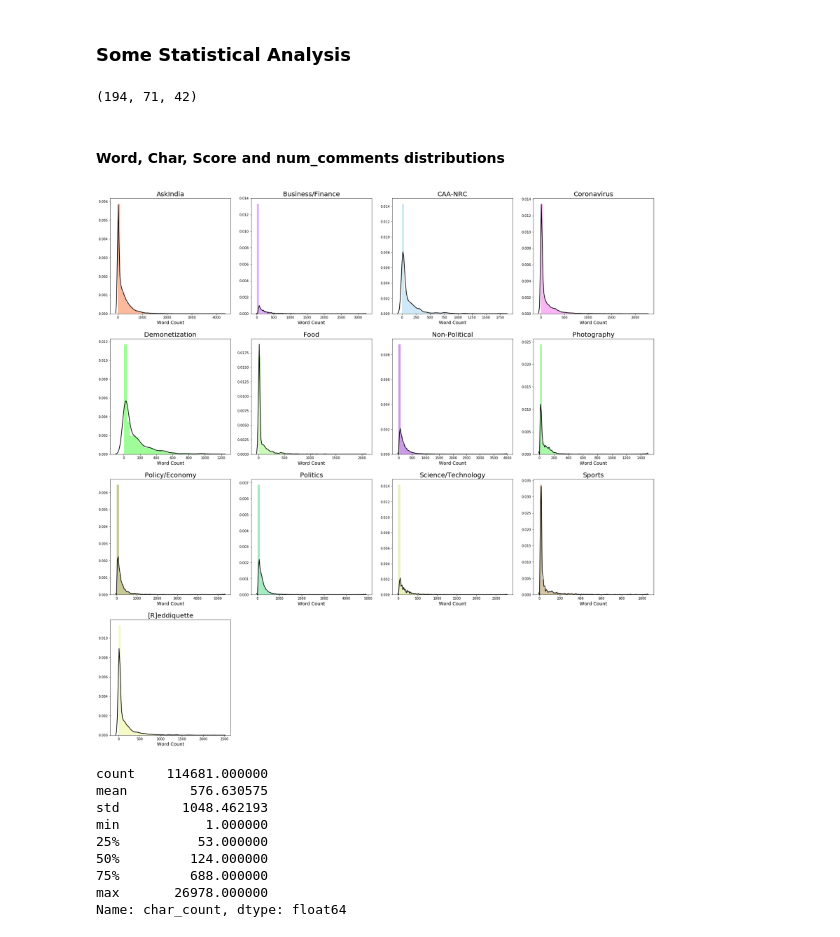
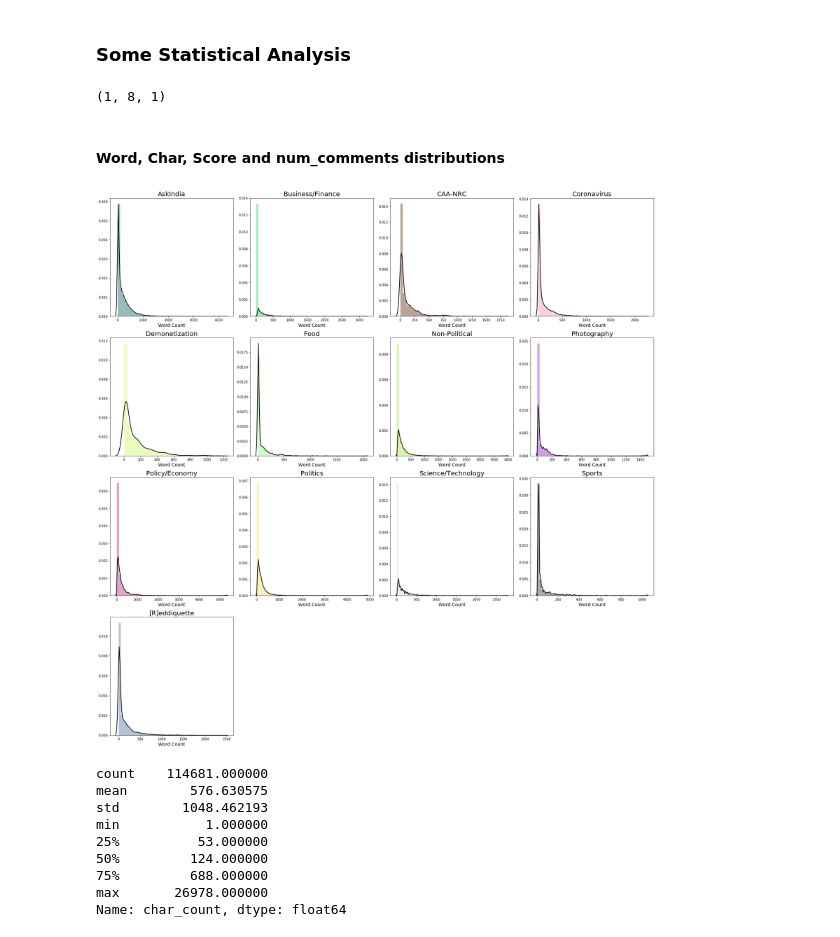
Before and after one commit to macabdul9/reddit-flait-detector, a Jupyter notebook: notebooks/reddit_flair_data_acquisation_June_2019.ipynb, the cells around one changed output. Saved outputs shown, nothing was run; the diff lists cells and outputs as text; code cells hidden in the pictures.

```diff
--- a/notebooks/reddit_flair_data_acquisation_June_2019.ipynb
+++ b/notebooks/reddit_flair_data_acquisation_June_2019.ipynb
@@ -530,11 +536,12 @@ columns = 4
 rows = 4
 for i, pds in zip(range(1, columns*rows +1), flairs_series):
     text = pds.values
-    wordcloud = WordCloud(width = 800, height = 800, background_color = 'black', stopwords = STOPWORDS).generate(str(text))
+    mask = np.array(Image.open("mask.jpg"))
+    wordcloud = WordCloud(width = 800, height = 800, background_color = 'white', mask=mask, stopwords = STOPWORDS).generate(str(text))
     fig.add_subplot(rows, columns, i)
     plt.imshow(wordcloud, interpolation = 'bilinear')
     plt.title(list(flairs)[i-1], fontdict ={'fontsize':20})
-    plt.tight_layout(pad=1)
+    plt.tight_layout(pad=0)
     plt.axis('off')
 # # Save the img
 # plt.savefig("worldcloud.png")
@@ -551,17 +556,21 @@ from random_color import random_color
 # %%
 import random
 # %%
-# Function to generate rangom rgb values
 def get_random_color():
-    r = random.randint(0, 50) + random.randint(50, 100)
-    g = random.randint(0, 50) + random.randint(50, 100)
-    b = random.randint(0, 50) + random.randint(50, 100)
+    """
+        Function to generate rangom rgb values
+        two random values increase the etropy
+        returns: rgb values tuple
+    """
+    r = random.randint(0, 255)
+    g = random.randint(0, 255)
+    b = random.randint(0, 255)
     rgb = (r,g,b)
     return rgb
-# %%
-random_color()
-# %% [output]
-(194, 71, 42)
+# %%
+get_random_color()
+# %% [output]
+(1, 8, 1)
 # %% [markdown]
 #### Word, Char, Score and num_comments distributions
 # %%
@@ -576,22 +585,22 @@ new_df['word_density'] = new_df.char_count.divide(new_df.word_count)
 # %%
 # word_count reflects char_count(at least gives an idea about) and word_density
 # word_count(which is derived from title_body_comments) also body and comments text
 fig=plt.figure(figsize=(24, 24))
 columns = 4
 rows = 4
 for i, flair in zip(range(1, columns*rows +1), flairs):
     fig.add_subplot(rows, columns, i)
-    sns.distplot(
+    ax = sns.distplot(
         new_df.word_count[new_df.link_flair_text==flair],
-        hist_kws={"linewidth": 2, "color":'#%02x%02x%02x' % random_color()},
+        hist_kws={"linewidth": 2, "color":'#%02x%02x%02x' % get_random_color()},
         kde_kws={"linewidth":2, "color":'black'},
     )
-    plt.title(list(flairs)[i-1], fontdict ={'fontsize':20})
-    plt.xlabel("Word Count", fontdict ={'fontsize':14})
-    plt.tight_layout(pad=2)
+    ax.set_title(list(flairs)[i-1], fontdict ={'fontsize':20})
+    ax.set_xlabel("Word Count", fontdict ={'fontsize':14})
+plt.tight_layout(pad=1)
 plt.show()
 # %% [output]
-[figure, old version]
+[figure, new version]
 # %%
 print(new_df.char_count.describe())
 # %% [output]
```
Also changed, not shown: parts of 25 cells of this notebook, 6 other files.
